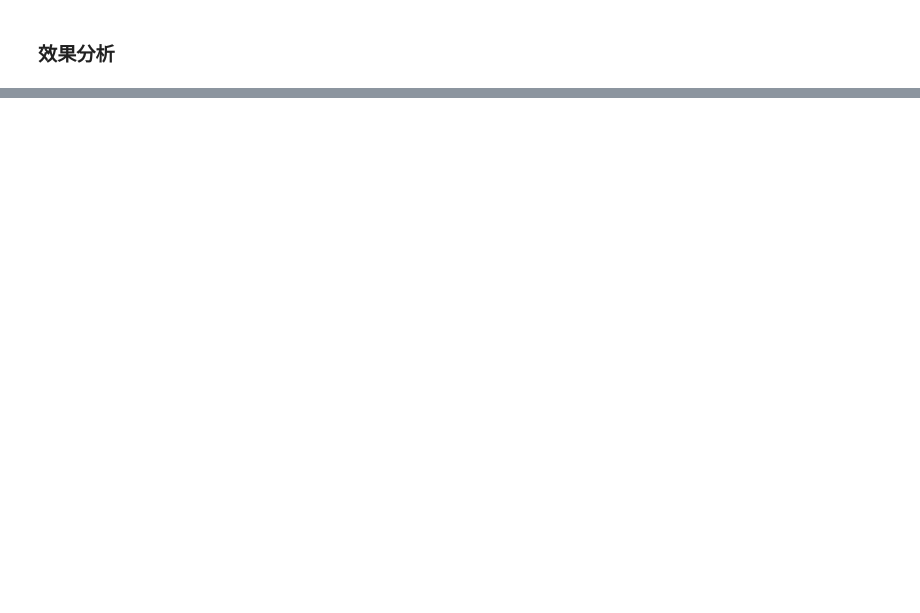
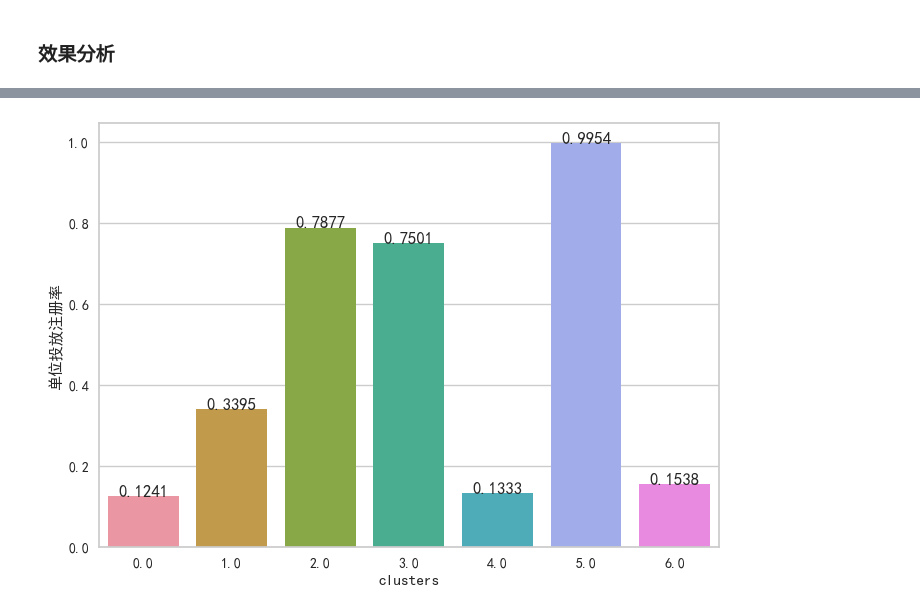
Before and after one commit to userchen12/Data-Analyse-and-Mining, a Jupyter notebook: 数据挖掘实战-渠道广告投放效果分析/K-means-渠道广告投放效果分析.ipynb, the cells around one changed output, grey strips where cells are left out. Saved outputs shown, nothing was run; the diff lists cells and outputs as text; code cells hidden in the pictures; blank space fills up the shorter version.

```diff
--- a/数据挖掘实战-渠道广告投放效果分析/K-means-渠道广告投放效果分析.ipynb
+++ b/数据挖掘实战-渠道广告投放效果分析/K-means-渠道广告投放效果分析.ipynb
@@ -56,5 +80,5 @@ plt.rcParams['font.sans-serif'] = ['Sim Hei']#中文编码
 
 广告卖点：打折. 满减. 满赠. 秒杀. 直降. 满返
 # %%
-raw_data = pd.read_csv('ad_performance.csv')
+raw_data = pd.read_csv(r'D:\Learning\Data Analyse\Project\数据集\数据挖掘实战-渠道广告投放效果分析\ad_performance.csv')
 raw_data.head()
@@ -63,3 +112,6 @@ raw_data.info()
+# %%
+raw_data[raw_data['平均停留时间'].isnull()]
+raw_data = raw_data[raw_data['平均停留时间'].notnull()]
 # %%
 # 可以用pandas_profiling,更全面
 from pandas_profiling import ProfileReport
@@ -189,7 +360,10 @@ df_all
 # %%
+plt.rcParams['font.sans-serif'] = ['SimHei']#中文编码
 sns.barplot(x=df_all.index,y=df_all['单位投放注册率'])
 for x,y in zip(df_all.index,df_all['单位投放注册率']):
     plt.text(x=x,y=y,s='{:.4f}'.format(y),ha='center')
+# %% [output]
+[figure, added]
 # %%
 sns.barplot(x=df_all.index,y=df_all['单位投放订单数'])
 for x,y in zip(df_all.index,df_all['单位投放订单数']):
```
Also changed, not shown: parts of 27 cells of this notebook, 2 other files.
